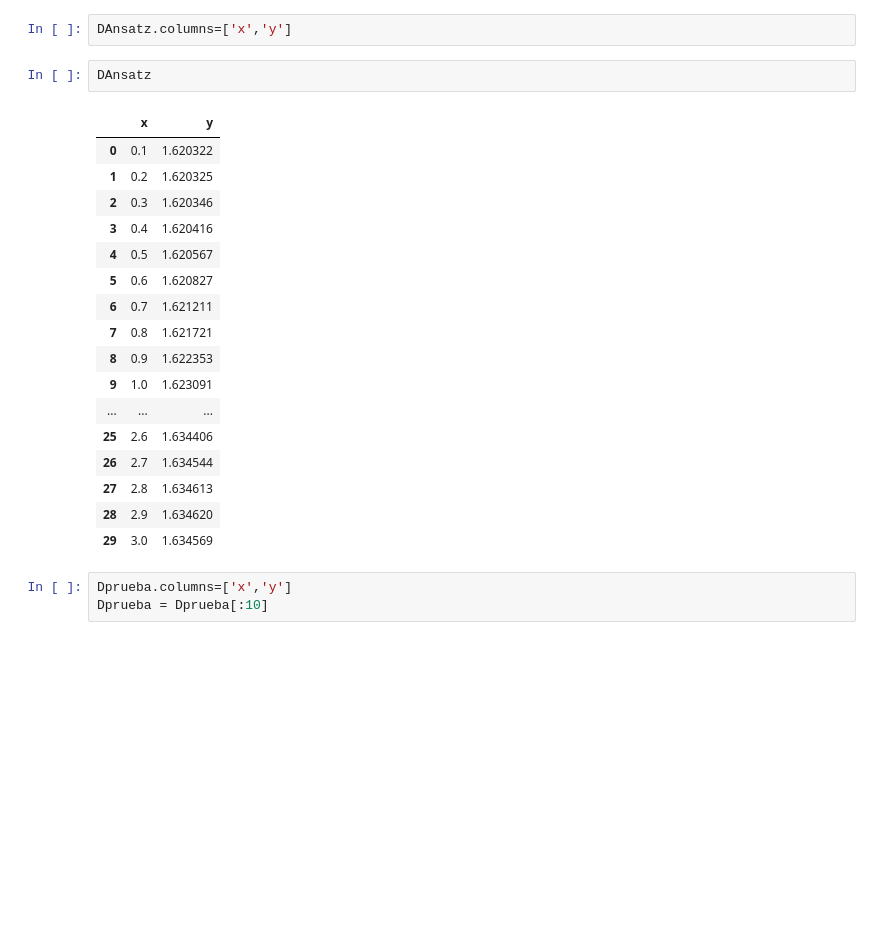
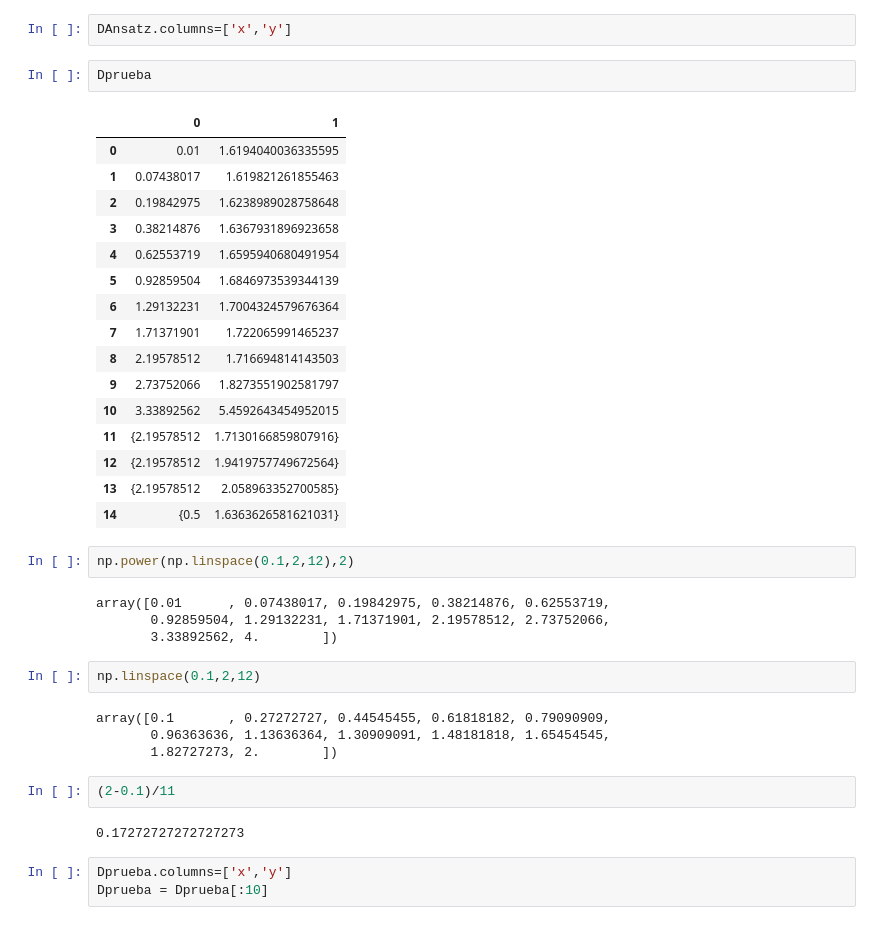
Before and after one commit to estebanmv/Random-Sampling-Extremal-POVMs, a Jupyter notebook: DisplacedPlot.ipynb, the cells around one changed output. Saved outputs shown, nothing was run; the diff lists cells and outputs as text; blank space fills up the shorter version.

```diff
--- a/DisplacedPlot.ipynb
+++ b/DisplacedPlot.ipynb
@@ -45,26 +45,41 @@ np.sqrt(0.1)
 0.31622776601683794
 # %%
 DAnsatz.columns=['x','y']
-# %%
-DAnsatz
-# %% [output]
-|  | x | y |
-| 0 | 0.1 | 1.620322 |
-| 1 | 0.2 | 1.620325 |
-| 2 | 0.3 | 1.620346 |
-| 3 | 0.4 | 1.620416 |
-| 4 | 0.5 | 1.620567 |
-| 5 | 0.6 | 1.620827 |
-| 6 | 0.7 | 1.621211 |
-| 7 | 0.8 | 1.621721 |
-| 8 | 0.9 | 1.622353 |
-| 9 | 1.0 | 1.623091 |
-| ... | ... | ... |
-| 25 | 2.6 | 1.634406 |
-| 26 | 2.7 | 1.634544 |
-| 27 | 2.8 | 1.634613 |
-| 28 | 2.9 | 1.634620 |
-| 29 | 3.0 | 1.634569 |
+# %%
+Dprueba
+# %% [output]
+|  | 0 | 1 |
+| 0 | 0.01 | 1.6194040036335595 |
+| 1 | 0.07438017 | 1.619821261855463 |
+| 2 | 0.19842975 | 1.6238989028758648 |
+| 3 | 0.38214876 | 1.6367931896923658 |
+| 4 | 0.62553719 | 1.6595940680491954 |
+| 5 | 0.92859504 | 1.6846973539344139 |
+| 6 | 1.29132231 | 1.7004324579676364 |
+| 7 | 1.71371901 | 1.722065991465237 |
+| 8 | 2.19578512 | 1.716694814143503 |
+| 9 | 2.73752066 | 1.8273551902581797 |
+| 10 | 3.33892562 | 5.4592643454952015 |
+| 11 | {2.19578512 | 1.7130166859807916} |
+| 12 | {2.19578512 | 1.9419757749672564} |
+| 13 | {2.19578512 | 2.058963352700585} |
+| 14 | {0.5 | 1.6363626581621031} |
+# %%
+np.power(np.linspace(0.1,2,12),2)
+# %% [output]
+array([0.01      , 0.07438017, 0.19842975, 0.38214876, 0.62553719,
+       0.92859504, 1.29132231, 1.71371901, 2.19578512, 2.73752066,
+       3.33892562, 4.        ])
+# %%
+np.linspace(0.1,2,12)
+# %% [output]
+array([0.1       , 0.27272727, 0.44545455, 0.61818182, 0.79090909,
+       0.96363636, 1.13636364, 1.30909091, 1.48181818, 1.65454545,
+       1.82727273, 2.        ])
+# %%
+(2-0.1)/11
+# %% [output]
+0.17272727272727273
 # %%
 Dprueba.columns=['x','y']
 Dprueba = Dprueba[:10]
```
Also changed, not shown: parts of 5 cells of this notebook, 15 other files.
